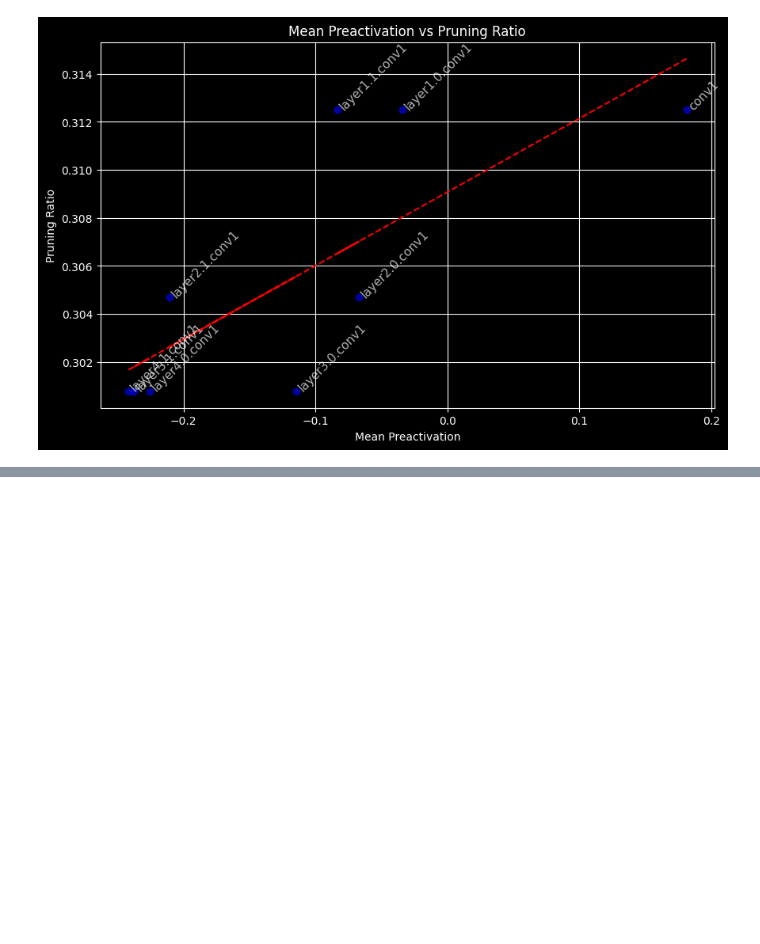
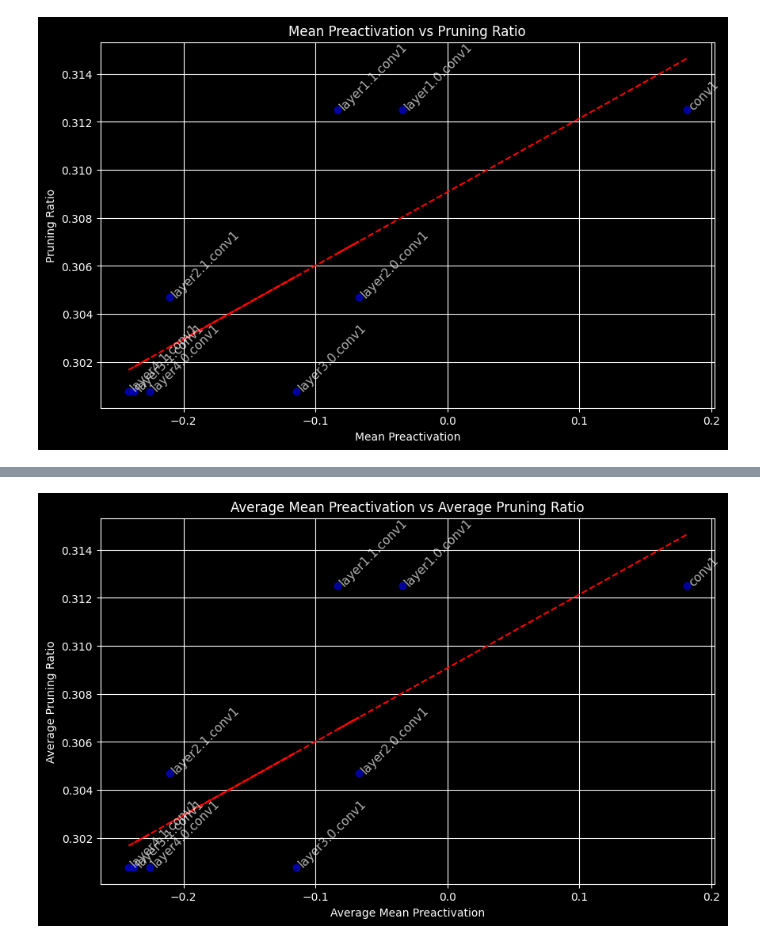
Before and after one commit to ATicklishTomato/Using-Linearity-for-DNN-Compression, a Jupyter notebook: notebook_experiments/cnn_pruning_linearity_relation.ipynb, the cells around one changed output, grey strips where cells are left out. Saved outputs shown, nothing was run; the diff lists cells and outputs as text; code cells hidden in the pictures; blank space fills up the shorter version.

Commit message:
Run reproducible experiments CNN

```diff
--- a/notebook_experiments/cnn_pruning_linearity_relation.ipynb
+++ b/notebook_experiments/cnn_pruning_linearity_relation.ipynb
@@ -379,0 +384,79 @@ plt.show()
+# %%
+def do_fixed_experiments(seeds, verbose=True, graph=True, save_path=None):
+    """Run the entire experiment with fixed seeds from a provided list. Function can report mean preactivations, pruning ratios, and their correlation for each seed, and can save the results to a csv file if a save path is provided. Graph will be of averaged results across all seeds.
+    seeds (list of int): List of random seeds to use.
+    verbose (bool): Whether to print detailed output.
+    graph (bool): Whether to plot the correlation graph.
+    save_path (str or None): If provided, path to save results to a csv file. Graph will also be saved as a png file in the same location.
+    """
+    all_data = []
+    for seed in seeds:
+        if verbose:
+            print(f"Running experiment with seed {seed}...")
+        torch.manual_seed(seed)
+        np.random.seed(seed)
+
+        # Reinitialize model and data loader
+        model = resnet18(weights=ResNet18_Weights.DEFAULT).cuda().eval()
+        prune_model = resnet18(weights=ResNet18_Weights.DEFAULT).cuda().eval()
+
+        # Retrieve mean preactivations
+        mean_preacts = retrieve_mean_preactivations(model, val_loader)
+        mean_preacts_conv = {}
+        for name, module in model.named_modules():
+            if isinstance(module, torch.nn.ReLU):
+                mean = mean_preacts.get(name, 0.0)
+                layer = name.split('relu')[0]
+                mean_preacts_conv[layer + 'conv1'] = mean
+
+        # Prune the model
+        pruned_model, pruned_layers = l1_structured_prune_resnet(prune_model, val_loader, 'cuda', pruning_ratio=0.3, iterative_steps=1)
+
+        # Collect data
+        for name, module in model.named_modules():
+            mean_preact = mean_preacts_conv.get(name, None)
+            pruning_ratio = pruned_layers.get(name, None)
+            if mean_preact is not None and pruning_ratio is not None:
+                all_data.append({
+                    "Seed": seed,
+                    "Layer": name,
+                    "Mean Preactivation": mean_preact,
+                    "Pruning Ratio": pruning_ratio
+                })
+    df = pd.DataFrame(all_data)
+    if save_path is not None:
+        df.to_csv(save_path, index=False)
+        if verbose:
+            print(f"Results saved to {save_path}")
+
+    if graph:
+        # Average results across seeds
+        avg_df = df.groupby("Layer").agg({
+            "Mean Preactivation": "mean",
+            "Pruning Ratio": "mean"
+        }).reset_index()
+        plt.figure(figsize=(10, 6))
+        plt.scatter(avg_df["Mean Preactivation"], avg_df["Pruning Ratio"], color='blue', alpha=0.6)
+        plt.title("Average Mean Preactivation vs Average Pruning Ratio")
+        plt.xlabel("Average Mean Preactivation")
+        plt.ylabel("Average Pruning Ratio")
+
+        # Label the points with layer names at 45 degree angle
+        for i, row in avg_df.iterrows():
+            plt.text(row["Mean Preactivation"], row["Pruning Ratio"], row["Layer"], fontsize=11, alpha=0.7, rotation=45)
+
+        # Fit and plot a trend line
+        z = np.polyfit(avg_df["Mean Preactivation"], avg_df["Pruning Ratio"], 1)
+        p = np.poly1d(z)
+        plt.plot(avg_df["Mean Preactivation"], p(avg_df["Mean Preactivation"]), "r--")
+        plt.grid()
+        if save_path is not None:
+            plt.savefig(save_path.replace('.csv', '.png'))
+        if verbose:
+            plt.show()
+
+seeds = [42, 66, 762]
+
+results_df = do_fixed_experiments(seeds, verbose=True, graph=True, save_path="./cnn_pruning_linearity_results.csv")
+print(results_df)
+# %% [output]
@@ -379,0 +467 @@ plt.show()
+[figure, added]
```
Also changed, not shown: parts of 2 cells of this notebook, 4 other files.
